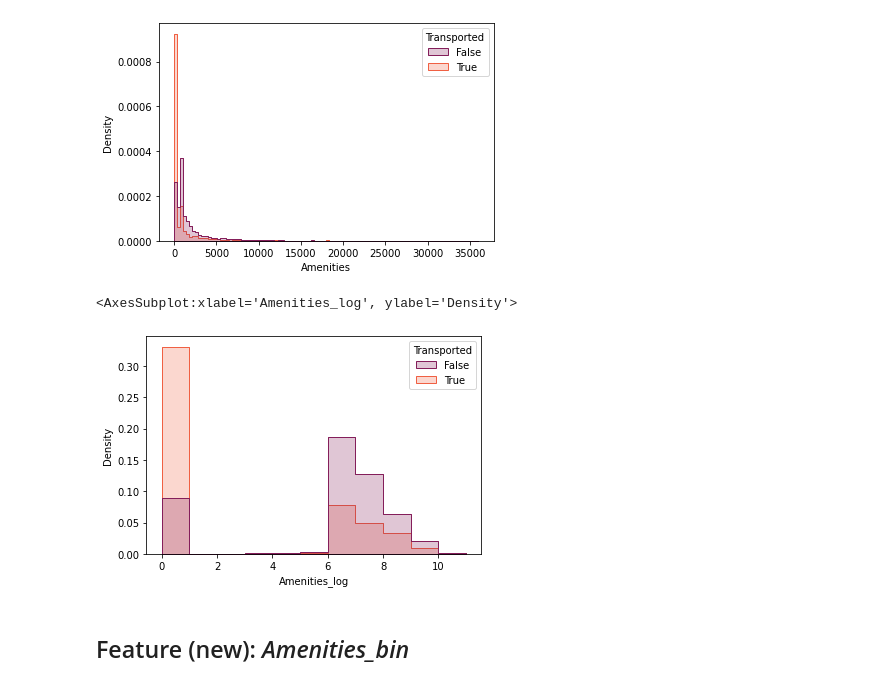
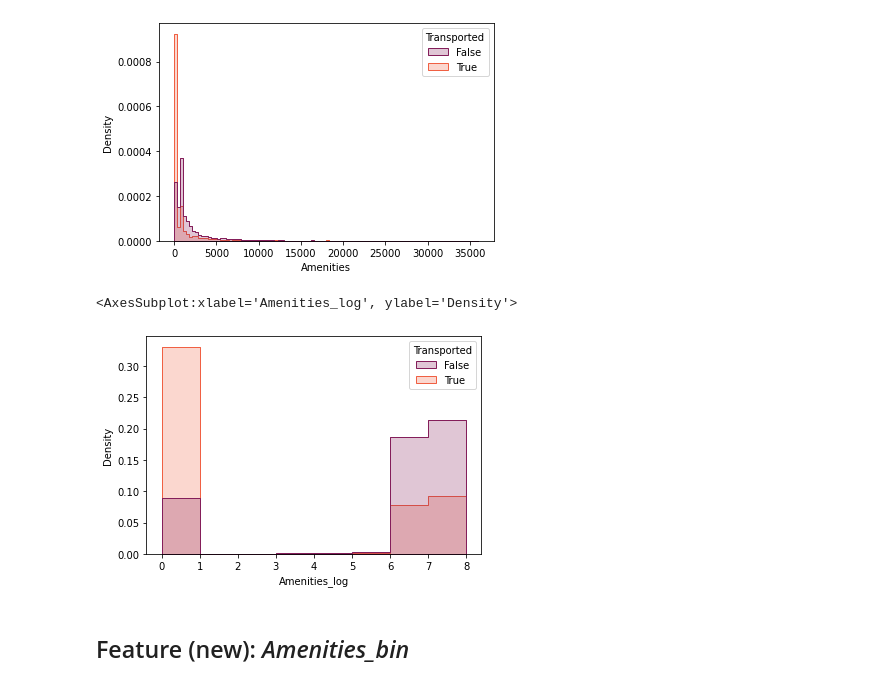
Before and after one commit to pdenieves/github-slideshow, a Jupyter notebook: feature-engineering-xgbclassifier.ipynb, the cells around one changed output. Cells and saved outputs as stored; diff of their text form; code cells hidden in the pictures.

```diff
--- a/feature-engineering-xgbclassifier.ipynb
+++ b/feature-engineering-xgbclassifier.ipynb
@@ -607,8 +608,9 @@ sns.histplot(x='FoodCourt', hue='Transported', stat='density', bins=100, element
 <AxesSubplot:xlabel='FoodCourt', ylabel='Density'>
 [figure]
 # %%
-# In order to decrease skew in distributions, I apply the logarithm transform to the feature.
-combi_2['FoodCourt_log']=np.log(1+combi_2['FoodCourt'])
+# In order to decrease skew in distributions, I remove outliers and apply the logarithmic transform to the feature.
+clamp_max = np.percentile(combi_2['FoodCourt'], 90)
+combi_2['FoodCourt_log'] = np.log(1 + np.clip(combi_2['FoodCourt'], 0, clamp_max))
 
 sns.histplot(x='FoodCourt_log', hue='Transported', stat='density', binwidth=1, element='step', palette='rocket',
              data=combi_2[combi_2['Transported'] != 'Unknown'])
@@ -655,8 +657,9 @@ sns.histplot(x='ShoppingMall', hue='Transported', stat='density', bins=100, elem
 <AxesSubplot:xlabel='ShoppingMall', ylabel='Density'>
 [figure]
 # %%
-# In order to decrease skew in distributions, I apply the logarithm transform to the feature.
-combi_2['ShoppingMall_log']=np.log(1+combi_2['ShoppingMall'])
+# In order to decrease skew in distributions, I remove outliers and apply the logarithmic transform to the feature.
+clamp_max = np.percentile(combi_2['ShoppingMall'], 90)
+combi_2['ShoppingMall_log']=np.log(1 + np.clip(combi_2['ShoppingMall'], 0, clamp_max))
 
 sns.histplot(x='ShoppingMall_log', hue='Transported', stat='density', binwidth=1, element='step', palette='rocket',
              data=combi_2[combi_2['Transported'] != 'Unknown'])
@@ -703,8 +706,9 @@ sns.histplot(x='Spa', hue='Transported', stat='density', bins=100, element='step
 <AxesSubplot:xlabel='Spa', ylabel='Density'>
 [figure]
 # %%
-# In order to decrease skew in distributions, I apply the logarithm transform to the feature.
-combi_2['Spa_log']=np.log(1+combi_2['Spa'])
+# In order to decrease skew in distributions, I remove outliers and apply the logarithmic transform to the feature.
+clamp_max = np.percentile(combi_2['Spa'], 80)
+combi_2['Spa_log']=np.log(1 + np.clip(combi_2['Spa'], 0, clamp_max))
 
 sns.histplot(x='Spa_log', hue='Transported', stat='density', binwidth=1, element='step', palette='rocket',
              data=combi_2[combi_2['Transported'] != 'Unknown'])
@@ -751,8 +755,9 @@ sns.histplot(x='VRDeck', hue='Transported', stat='density', bins=100, element='s
 <AxesSubplot:xlabel='VRDeck', ylabel='Density'>
 [figure]
 # %%
-# In order to decrease skew in distributions, I apply the logarithm transform to the feature.
-combi_2['VRDeck_log']=np.log(1+combi_2['VRDeck'])
+# In order to decrease skew in distributions, I remove outliers and apply the logarithmic transform to the feature.
+clamp_max = np.percentile(combi_2['VRDeck'], 80)
+combi_2['VRDeck_log'] = np.log(1 + np.clip(combi_2['VRDeck'], 0, clamp_max))
 
 sns.histplot(x='VRDeck_log', hue='Transported', stat='density', binwidth=1, element='step', palette='rocket',
              data=combi_2[combi_2['Transported'] != 'Unknown'])
@@ -787,14 +792,15 @@ sns.histplot(x='Amenities', hue='Transported', stat='density', bins=100, element
 <AxesSubplot:xlabel='Amenities', ylabel='Density'>
 [figure]
 # %%
-# In order to decrease skew in distributions, I apply the logarithm transform to the feature.
-combi_2['Amenities_log']=np.log(1+combi_2['Amenities'])
+# In order to decrease skew in distributions, I remove outliers and apply the logarithmic transform to the feature.
+clamp_max = np.percentile(combi_2['Amenities'], 80)
+combi_2['Amenities_log'] = np.log(1 + np.clip(combi_2['Amenities'], 0, clamp_max))
 
 sns.histplot(x='Amenities_log', hue='Transported', stat='density', binwidth=1, element='step', palette='rocket',
              data=combi_2[combi_2['Transported'] != 'Unknown'])
 # %% [output]
 <AxesSubplot:xlabel='Amenities_log', ylabel='Density'>
-[figure, old version]
+[figure, new version]
 # %% [markdown]
 ## Feature (new): *Amenities_bin*
 # %%
```
Also changed, not shown: parts of 16 cells of this notebook.
